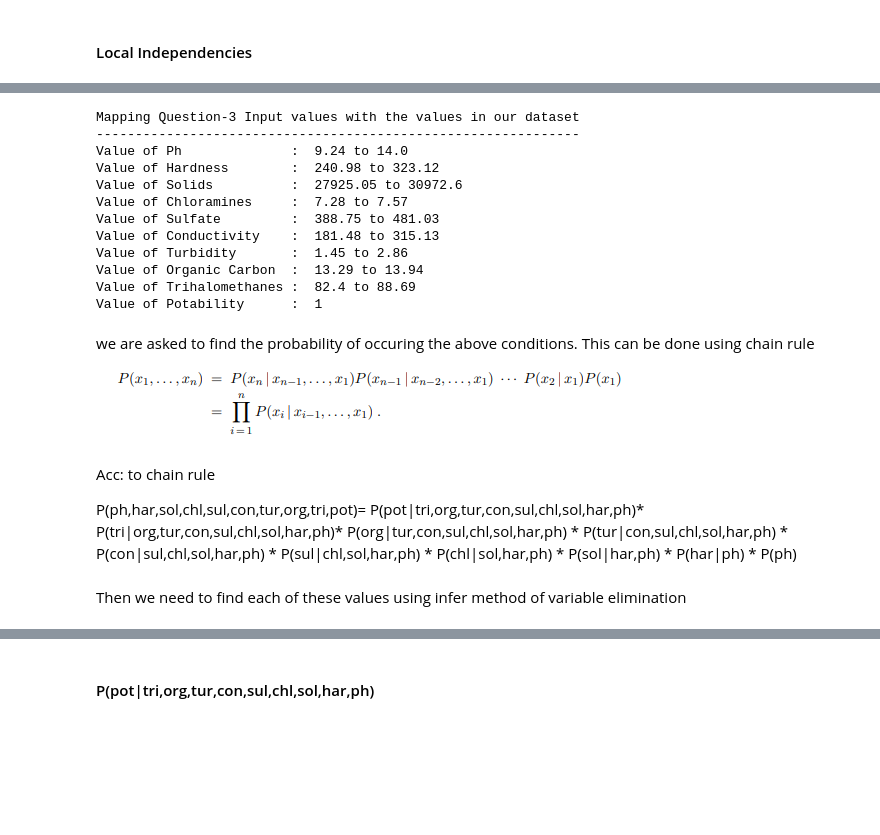
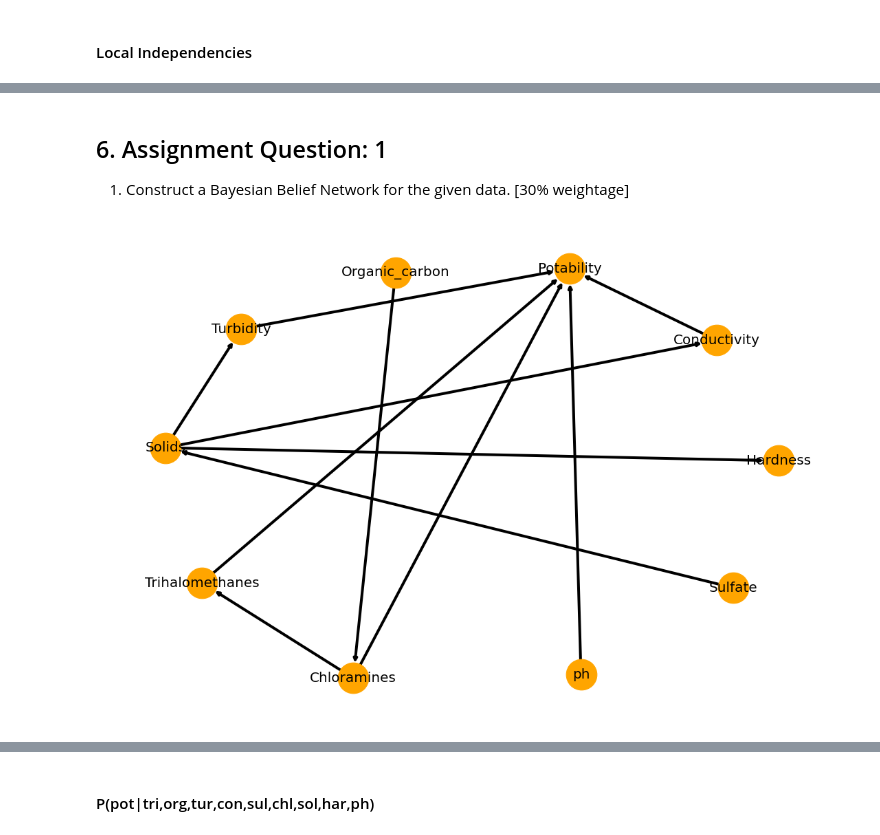
Before and after one commit to umang8496/bits-dse, a Jupyter notebook: aci_assignment_02/final_part1_notebook_p1.ipynb, the cells around one changed output, grey strips where cells are left out. Saved outputs shown, nothing was run; the diff lists cells and outputs as text; code cells hidden in the pictures; blank space fills up the shorter version.

```diff
--- a/aci_assignment_02/final_part1_notebook_p1.ipynb
+++ b/aci_assignment_02/final_part1_notebook_p1.ipynb
@@ -519,36 +507,11 @@ pot=1
-# %%
-print("Mapping Question-3 Input values with the values in our dataset")
-print("--------------------------------------------------------------")
-print("Value of Ph              : ",ph)
-print("Value of Hardness        : ",hardness)
-print("Value of Solids          : ",solids)
-print("Value of Chloramines     : ",chloramines)
-print("Value of Sulfate         : ",sulfate)
-print("Value of Conductivity    : ",conductivity)
-print("Value of Turbidity       : ",turbidity)
-print("Value of Organic Carbon  : ",org_carbon)
-print("Value of Trihalomethanes : ",trihalo)
-print("Value of Potability      : ",pot)
-# %% [output]
-Mapping Question-3 Input values with the values in our dataset
---------------------------------------------------------------
-Value of Ph              :  9.24 to 14.0
-Value of Hardness        :  240.98 to 323.12
-Value of Solids          :  27925.05 to 30972.6
-Value of Chloramines     :  7.28 to 7.57
-Value of Sulfate         :  388.75 to 481.03
-Value of Conductivity    :  181.48 to 315.13
-Value of Turbidity       :  1.45 to 2.86
-Value of Organic Carbon  :  13.29 to 13.94
-Value of Trihalomethanes :  82.4 to 88.69
-Value of Potability      :  1
-# %% [markdown]
-we are asked to find the probability of occuring the above conditions. This can be done using chain rule
-
-![image.png](attachment:image.png)
-# %% [markdown]
-Acc: to chain rule
-
-P(ph,har,sol,chl,sul,con,tur,org,tri,pot)=  P(pot|tri,org,tur,con,sul,chl,sol,har,ph)* P(tri|org,tur,con,sul,chl,sol,har,ph)* P(org|tur,con,sul,chl,sol,har,ph) * P(tur|con,sul,chl,sol,har,ph) * P(con|sul,chl,sol,har,ph) * P(sul|chl,sol,har,ph) * P(chl|sol,har,ph) * P(sol|har,ph) * P(har|ph) * P(ph)
-# %% [markdown]
-Then we need to find each of these values using infer method of variable elimination
+# %% [markdown]
+## 6. Assignment Question: 1
+1. Construct a Bayesian Belief Network for the given data. [30% weightage]
+# %%
+# Kindly refer to the steps and the process of creation of this network defined earlier
+
+_ = plt.figure(figsize=(15,10))
+nx.draw(manual_model, pos=nx.spring_layout(manual_model), with_labels=True, node_size=2000, node_color="orange", width=4, font_size=20)
+plt.show()
+# %% [output]
+[figure, added]
```
Also changed, not shown: parts of 115 cells of this notebook.
